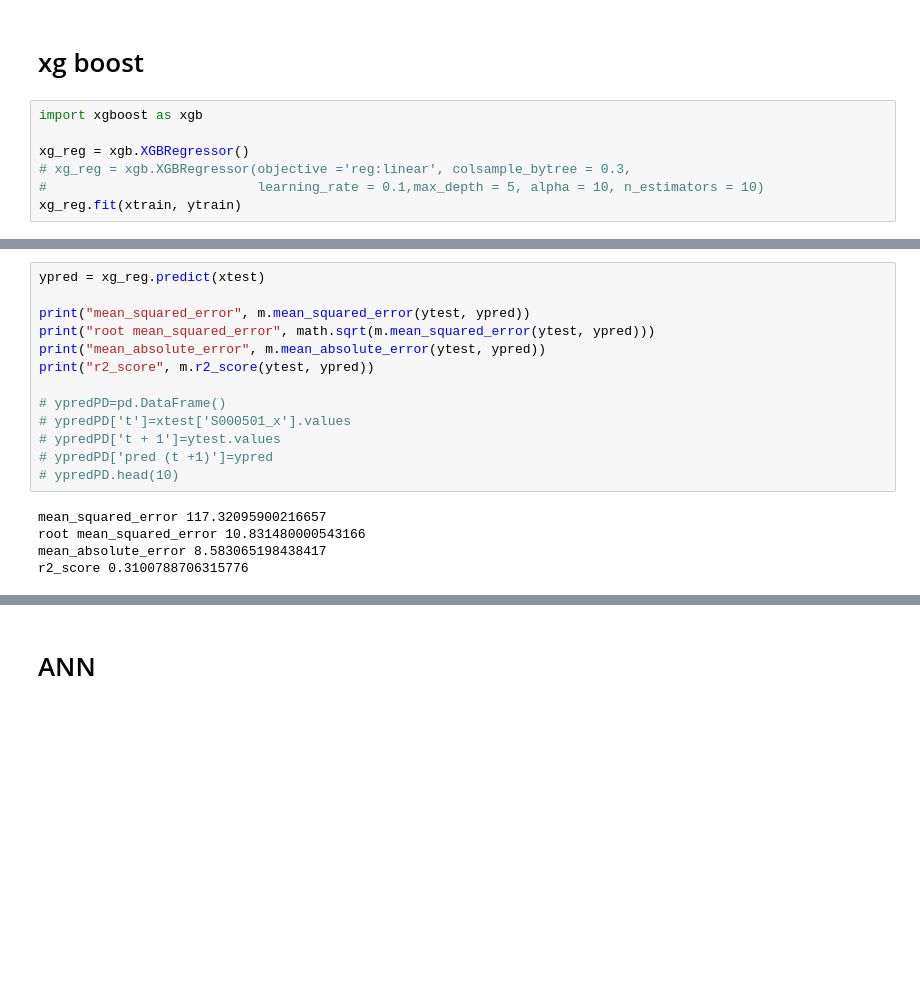
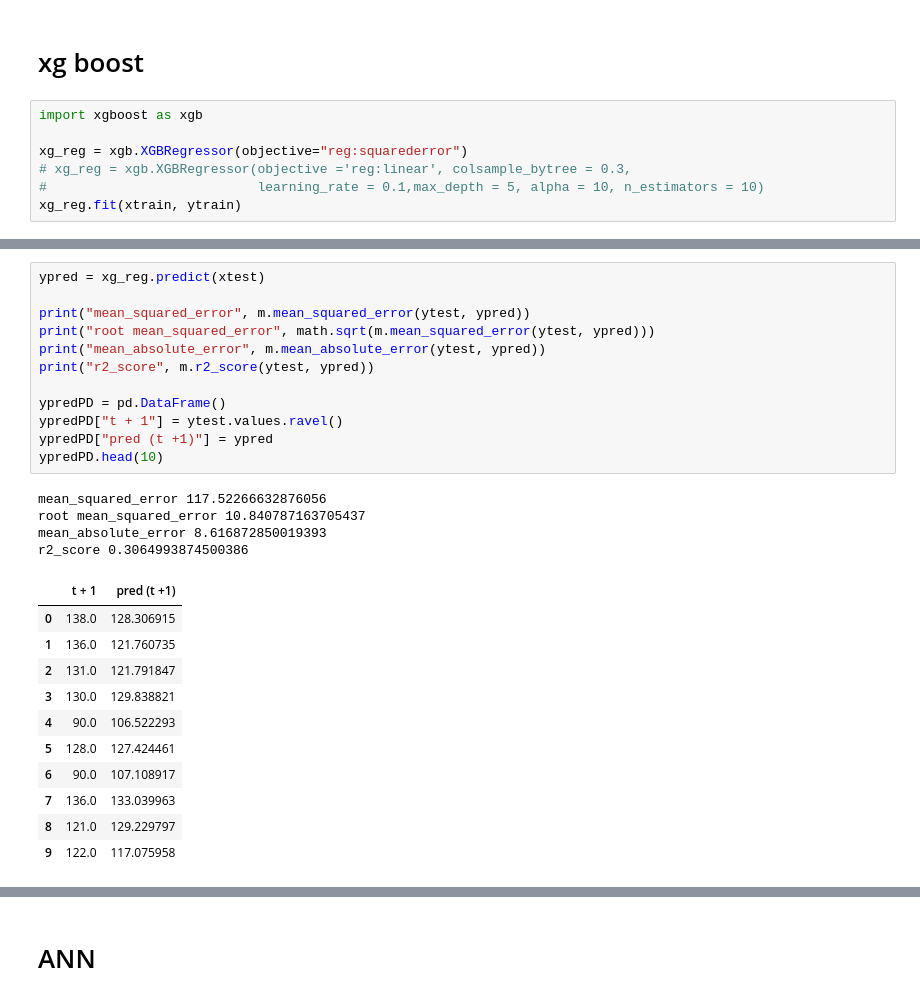
Before and after one commit to henockmamo54/Health-Data-Analysis-Diabetics, a Jupyter notebook: BP/S000501 - regression/S000501_Regression Test - multiple model.ipynb, the cells around one changed output, grey strips where cells are left out. Drawn from its saved outputs; the diff is of its cells as text; blank space fills up the shorter version.

```diff
--- a/BP/S000501 - regression/S000501_Regression Test - multiple model.ipynb
+++ b/BP/S000501 - regression/S000501_Regression Test - multiple model.ipynb
@@ -302,7 +296,7 @@ xg boost
 # %%
 import xgboost as xgb
 
-xg_reg = xgb.XGBRegressor()
+xg_reg = xgb.XGBRegressor(objective="reg:squarederror")
 # xg_reg = xgb.XGBRegressor(objective ='reg:linear', colsample_bytree = 0.3,
 #                           learning_rate = 0.1,max_depth = 5, alpha = 10, n_estimators = 10)
 xg_reg.fit(xtrain, ytrain)
@@ -319,19 +312,29 @@ XGBRegressor(base_score=0.5, booster='gbtree', colsample_bylevel=1,
 # %%
 ypred = xg_reg.predict(xtest)
 
 print("mean_squared_error", m.mean_squared_error(ytest, ypred))
 print("root mean_squared_error", math.sqrt(m.mean_squared_error(ytest, ypred)))
 print("mean_absolute_error", m.mean_absolute_error(ytest, ypred))
 print("r2_score", m.r2_score(ytest, ypred))
 
-# ypredPD=pd.DataFrame()
-# ypredPD['t']=xtest['S000501_x'].values
-# ypredPD['t + 1']=ytest.values
-# ypredPD['pred (t +1)']=ypred
-# ypredPD.head(10)
+ypredPD = pd.DataFrame()
+ypredPD["t + 1"] = ytest.values.ravel()
+ypredPD["pred (t +1)"] = ypred
+ypredPD.head(10)
 # %% [output]
-mean_squared_error 117.32095900216657
-root mean_squared_error 10.831480000543166
-mean_absolute_error 8.583065198438417
-r2_score 0.3100788706315776
+mean_squared_error 117.52266632876056
+root mean_squared_error 10.840787163705437
+mean_absolute_error 8.616872850019393
+r2_score 0.3064993874500386
+|  | t + 1 | pred (t +1) |
+| 0 | 138.0 | 128.306915 |
+| 1 | 136.0 | 121.760735 |
+| 2 | 131.0 | 121.791847 |
+| 3 | 130.0 | 129.838821 |
+| 4 | 90.0 | 106.522293 |
+| 5 | 128.0 | 127.424461 |
+| 6 | 90.0 | 107.108917 |
+| 7 | 136.0 | 133.039963 |
+| 8 | 121.0 | 129.229797 |
+| 9 | 122.0 | 117.075958 |
 [interactive output not drawn]
```
Also changed, not shown: parts of 11 cells of this notebook, 1 other file.
